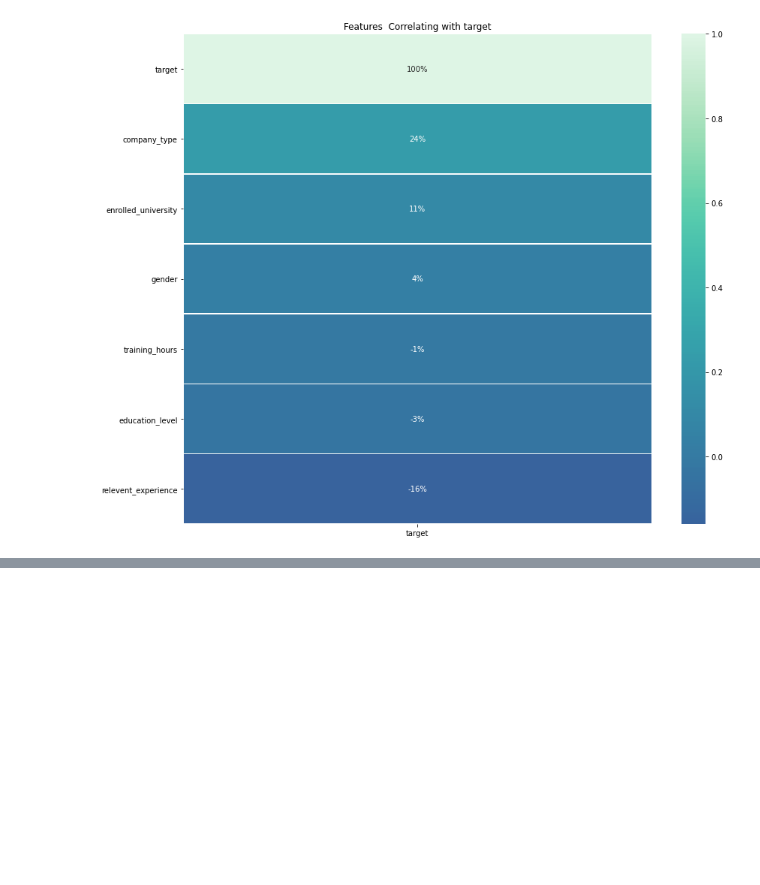
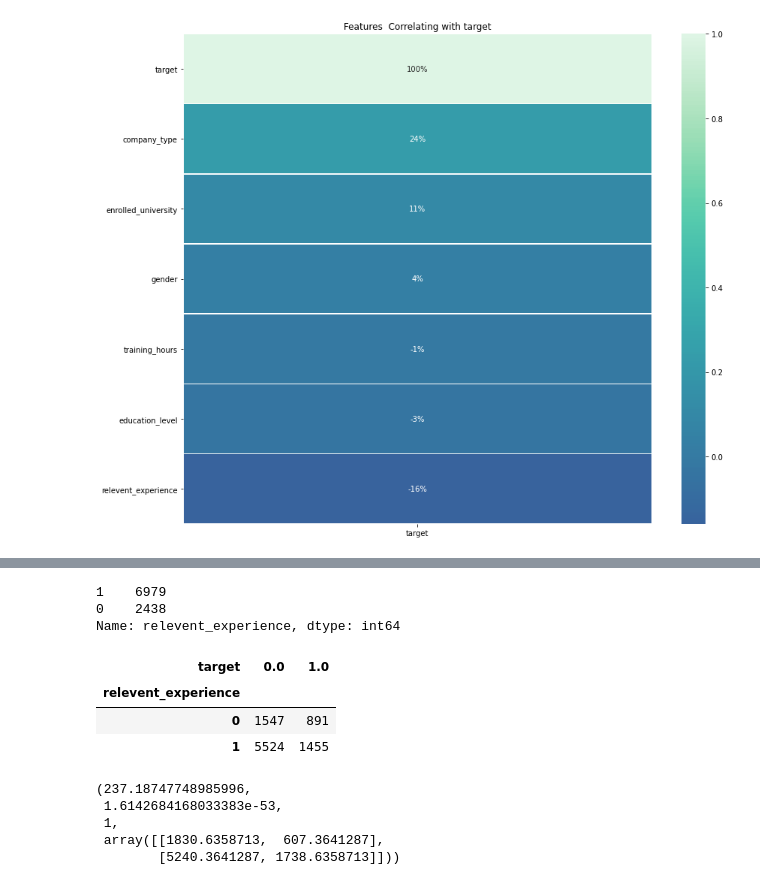
Before and after one commit to LinhQuach13/Individual_project_HR_analytics, a Jupyter notebook: Workbook.ipynb, the cells around one changed output, grey strips where cells are left out. Cells and saved outputs as stored; diff of their text form; code cells hidden in the pictures; blank space fills up the shorter version.

```diff
--- a/Workbook.ipynb
+++ b/Workbook.ipynb
@@ -570,0 +673,16 @@ get_heatmap(col_list, 'target',  color = 'mako')
+# %%
+train['relevent_experience'].value_counts() # Looking at value counts to make sure didn't lose anything when compared to crosstab
+# %% [output]
+1    6979
+0    2438
+Name: relevent_experience, dtype: int64
+# %%
+#Performing chi^2 test
+relevent_experience_crosstab= pd.crosstab(train['relevent_experience'], train['target'])
+
+relevent_experience_crosstab
+# %% [output]
+| target | 0.0 | 1.0 |
+| relevent_experience |  |  |
+| 0 | 1547 | 891 |
+| 1 | 5524 | 1455 |
@@ -570,0 +691,8 @@ get_heatmap(col_list, 'target',  color = 'mako')
+# %%
+chi2, p2, degf2, expected2
+# %% [output]
+(237.18747748985996,
+ 1.6142684168033383e-53,
+ 1,
+ array([[1830.6358713,  607.3641287],
+        [5240.3641287, 1738.6358713]]))
```
Also changed, not shown: parts of 27 cells of this notebook.
